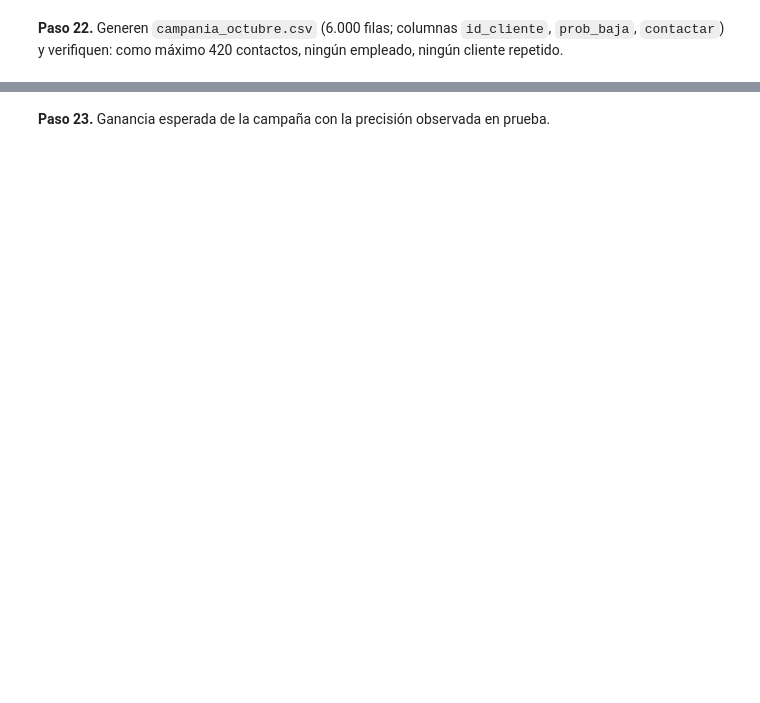
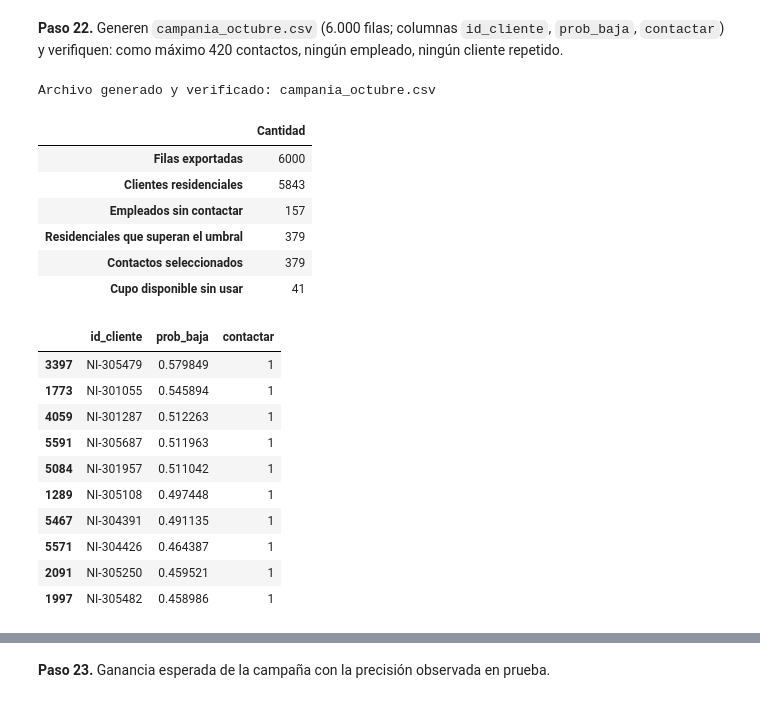
Before and after one commit to fedemaximovicz/actividad-datamining-supervisedlearning, a Jupyter notebook: caso2_nodo/caso2_nodo.ipynb, the cells around one changed output, grey strips where cells are left out. Saved outputs shown, nothing was run; the diff lists cells and outputs as text; code cells hidden in the pictures; blank space fills up the shorter version.

Commit message:
Caso2: Parte G - lista de la campaña de octubre

```diff
--- a/caso2_nodo/caso2_nodo.ipynb
+++ b/caso2_nodo/caso2_nodo.ipynb
@@ -1604,4 +1645,72 @@ Estos puntajes son preliminares: salen del modelo entrenado con el 75% del hist
 # %% [markdown]
 **Paso 22.** Generen `campania_octubre.csv` (6.000 filas; columnas `id_cliente`, `prob_baja`, `contactar`) y verifiquen: como máximo 420 contactos, ningún empleado, ningún cliente repetido.
 # %%
-# Tu código aquí
+# Paso 22: umbral congelado, elegibilidad residencial y cupo absoluto de 420.
+from pathlib import Path
+
+MAX_CONTACTOS_CAMPANIA = 420
+es_residencial_campania = campania_completa['segmento'].eq('residencial').to_numpy()
+contactar_campania = np.zeros(len(campania_completa), dtype=bool)
+# Aplicar el cupo solo sobre residenciales: un empleado nunca ocupa una llamada.
+contactar_campania[es_residencial_campania] = aplicar_umbral_con_cupo(
+    prob_campania_final[es_residencial_campania], umbral_elegido,
+    MAX_CONTACTOS_CAMPANIA,
+    campania_completa.loc[es_residencial_campania, 'id_cliente'].to_numpy(dtype=str),
+)
+lista_campania = pd.DataFrame({
+    'id_cliente': campania_completa['id_cliente'].to_numpy(),
+    'prob_baja': prob_campania_final,
+    'contactar': contactar_campania.astype(int),
+})
+n_candidatos_campania = int((
+    es_residencial_campania & (prob_campania_final >= umbral_elegido)
+).sum())
+n_contactos_campania = int(lista_campania['contactar'].sum())
+
+assert lista_campania.shape == (6000, 3)
+assert lista_campania['id_cliente'].is_unique
+assert n_contactos_campania <= MAX_CONTACTOS_CAMPANIA
+assert not contactar_campania[~es_residencial_campania].any()
+assert (prob_campania_final[contactar_campania] >= umbral_elegido).all()
+assert n_contactos_campania == min(n_candidatos_campania, MAX_CONTACTOS_CAMPANIA)
+
+# Se conserva el orden de la base; contactar se exporta como 0/1, sin índice extra.
+ruta_campania = Path('campania_octubre.csv')
+lista_campania.to_csv(ruta_campania, index=False, encoding='utf-8')
+# Verificar también el archivo efectivamente escrito.
+lista_exportada = pd.read_csv(ruta_campania)
+pd.testing.assert_frame_equal(lista_exportada, lista_campania)
+
+resumen_paso22 = pd.Series({
+    'Filas exportadas': len(lista_exportada),
+    'Clientes residenciales': int(es_residencial_campania.sum()),
+    'Empleados sin contactar': int((~es_residencial_campania).sum()),
+    'Residenciales que superan el umbral': n_candidatos_campania,
+    'Contactos seleccionados': n_contactos_campania,
+    'Cupo disponible sin usar': MAX_CONTACTOS_CAMPANIA - n_contactos_campania,
+}, name='Cantidad')
+display(resumen_paso22.to_frame())
+print(f'Archivo generado y verificado: {ruta_campania}')
+display(lista_campania.loc[contactar_campania].sort_values(
+    ['prob_baja', 'id_cliente'], ascending=[False, True],
+).head(10))
+# %% [output]
+Archivo generado y verificado: campania_octubre.csv
+|  | Cantidad |
+| Filas exportadas | 6000 |
+| Clientes residenciales | 5843 |
+| Empleados sin contactar | 157 |
+| Residenciales que superan el umbral | 379 |
+| Contactos seleccionados | 379 |
+| Cupo disponible sin usar | 41 |
+|  | id_cliente | prob_baja | contactar |
+| 3397 | NI-305479 | 0.579849 | 1 |
+| 1773 | NI-301055 | 0.545894 | 1 |
+| 4059 | NI-301287 | 0.512263 | 1 |
+| 5591 | NI-305687 | 0.511963 | 1 |
+| 5084 | NI-301957 | 0.511042 | 1 |
+| 1289 | NI-305108 | 0.497448 | 1 |
+| 5467 | NI-304391 | 0.491135 | 1 |
+| 5571 | NI-304426 | 0.464387 | 1 |
+| 2091 | NI-305250 | 0.459521 | 1 |
+| 1997 | NI-305482 | 0.458986 | 1 |
```
Also changed, not shown: parts of 5 cells of this notebook, 2 other files.
